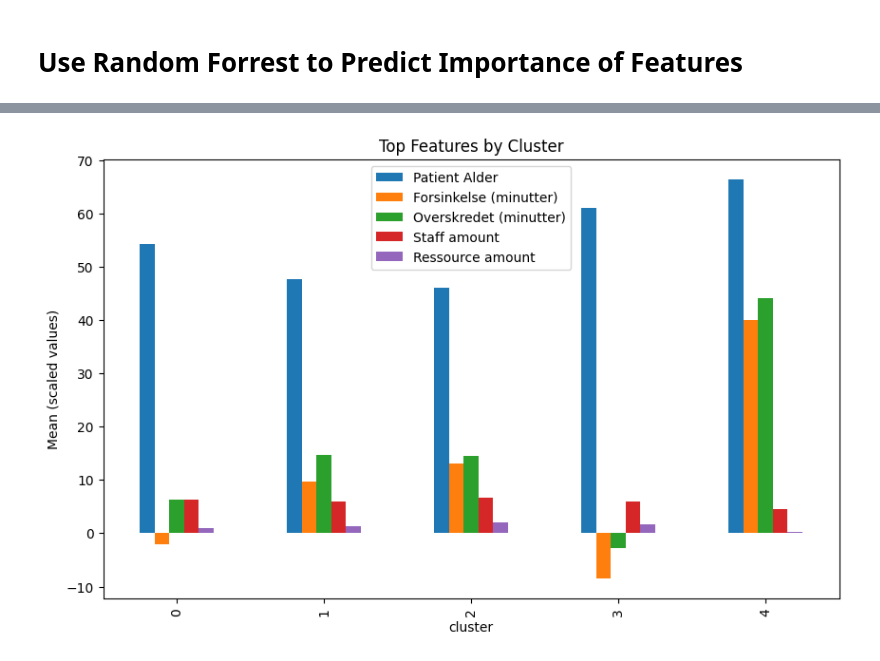
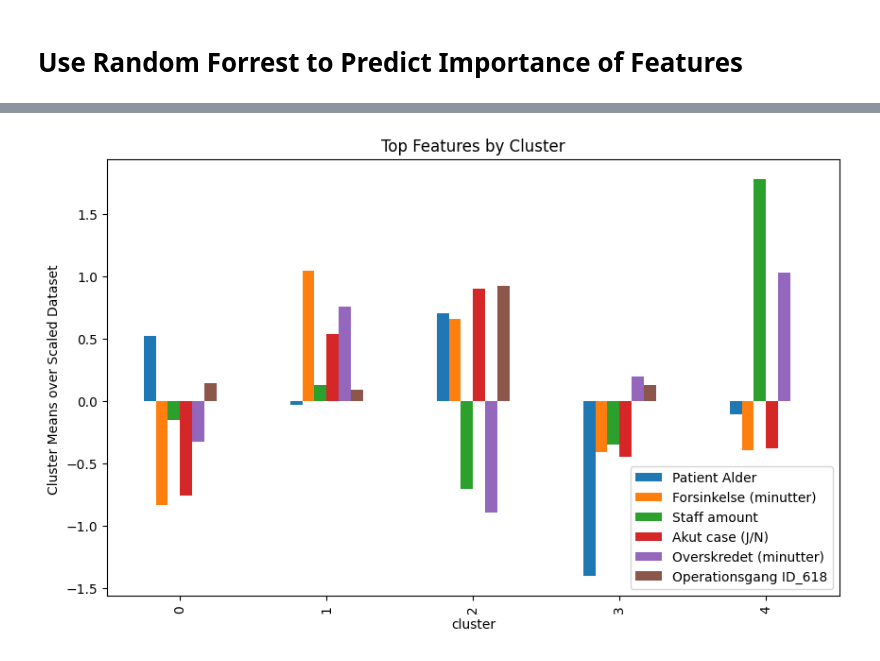
Before and after one commit to killermort9/AnalyticsToAction, a Jupyter notebook: esther.ipynb, the cells around one changed output, grey strips where cells are left out. Saved outputs shown, nothing was run; the diff lists cells and outputs as text; code cells hidden in the pictures.

```diff
--- a/esther.ipynb
+++ b/esther.ipynb
@@ -178,0 +184,8 @@ df_cluster_clean
+# %%
+# Check that all columns are numerical data
+print(f"All columns are numerical: {len(df_cluster_clean.select_dtypes(include='number').columns) == 48}")
+# Identify one hot encoding columns
+dummy_cols = [c for c in df_cluster_clean.columns
+              if df_cluster_clean[c].dropna().isin([0,1]).all()]
+# Identify continuous columns
+continuous_cols = [c for c in df_cluster_clean.columns if c not in dummy_cols]
@@ -179,3 +194,12 @@ df_cluster_clean
+# %%
+# Scale all columns that are not one hot encodings
+preprocessor = ColumnTransformer(
+    transformers=[
+        ("num", StandardScaler(), continuous_cols),
+        ("cat", "passthrough", dummy_cols)
+    ]
+)
+X_scaled = preprocessor.fit_transform(df_cluster_clean)
 # %% [markdown]
 ### Do K-Means Clustering
 # %%
@@ -262,15 +330,13 @@ plt.show()
 # %% [markdown]
 # Use Random Forrest to Predict Importance of Features
 # %%
-# Make sure to exclude the 'cluster' column
-numeric_cols = df_cluster_clean.drop(columns=['cluster']).select_dtypes(include=np.number).columns
-X_scaled = scaler.fit_transform(df_cluster_clean[numeric_cols])
+X_scaled = preprocessor.fit_transform(df_cluster_clean)
 
 # Fit random forest
 rf = RandomForestClassifier(random_state=2026)
 rf.fit(X_scaled, kmeans.labels_)
 
 # Feature importances
-importances = pd.Series(rf.feature_importances_, index=numeric_cols).sort_values(ascending=False)
+importances = pd.Series(rf.feature_importances_, index=df_cluster_clean.columns).sort_values(ascending=False)
 print(importances)
 # %% [output]
@@ -286,8 +371,12 @@ dtype: float64
 # %%
-top_features = importances.head(5).index
-df_final.groupby('cluster')[top_features].mean().plot(kind='bar', figsize=(10,6))
-plt.ylabel("Mean (scaled values)")
+df_scaled = pd.DataFrame(X_scaled, columns=df_cluster_clean.columns)
+df_scaled['cluster'] = kmeans.labels_
+
+top_features = importances.head(6).index
+df_scaled.groupby('cluster')[top_features].mean().plot(kind='bar', figsize=(10,6))
+
+plt.ylabel("Cluster Means over Scaled Dataset ")
 plt.title("Top Features by Cluster")
 plt.show()
 # %% [output]
-[figure, old version]
+[figure, new version]
```
Also changed, not shown: parts of 33 cells of this notebook.
